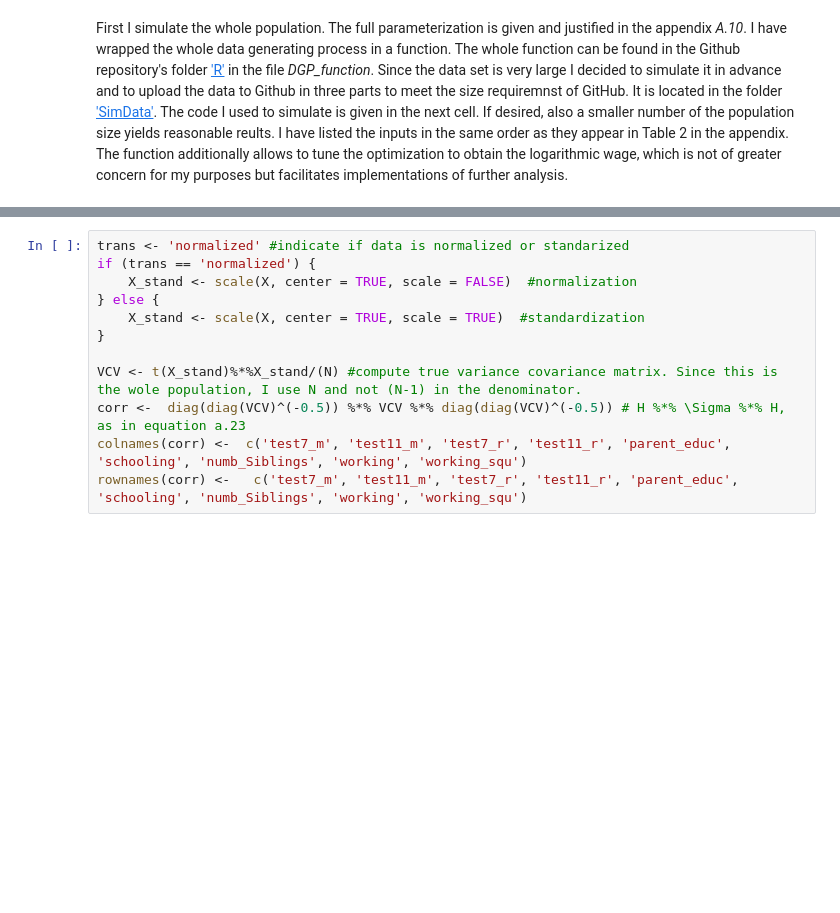
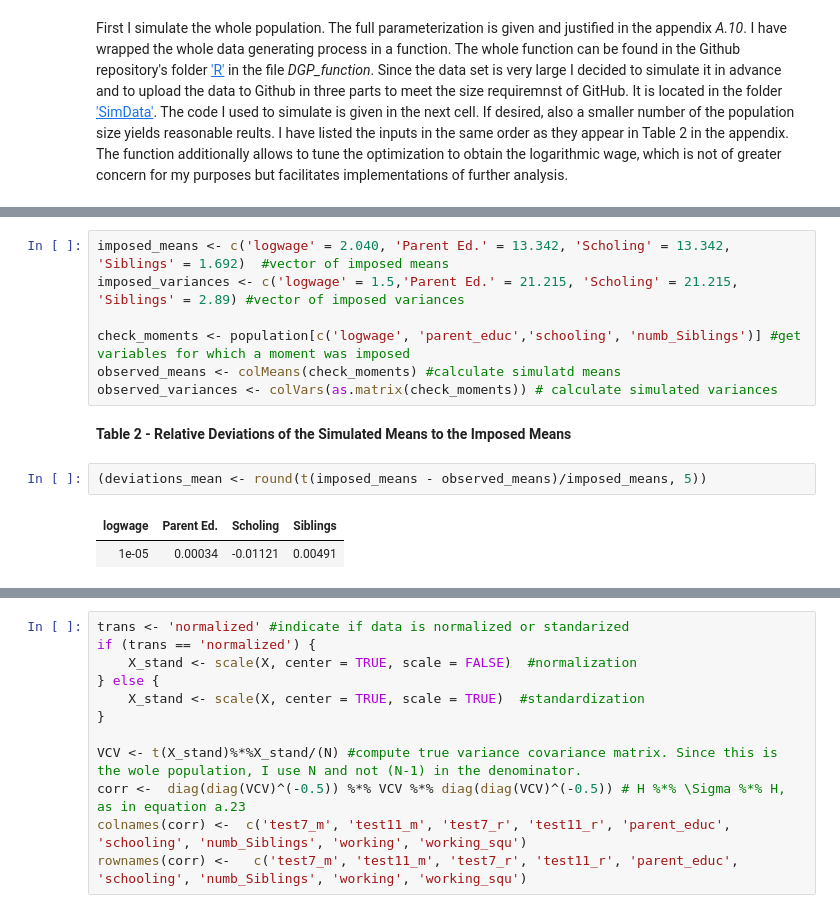
Before and after one commit to manuhuth/PCR-Parameter-Variance-Analysis, a Jupyter notebook: Notebooks/6Simulation.ipynb, the cells around one changed output, grey strips where cells are left out. Cells and saved outputs as stored; diff of their text form; blank space fills up the shorter version.

```diff
--- a/Notebooks/6Simulation.ipynb
+++ b/Notebooks/6Simulation.ipynb
@@ -47,0 +71,14 @@ colnames(X) <- c('test7_m', 'test11_m', 'test7_r', 'test11_r', 'parent_educ', 's
+# %%
+imposed_means <- c('logwage' = 2.040, 'Parent Ed.' = 13.342, 'Scholing' = 13.342, 'Siblings' = 1.692)  #vector of imposed means
+imposed_variances <- c('logwage' = 1.5,'Parent Ed.' = 21.215, 'Scholing' = 21.215, 'Siblings' = 2.89) #vector of imposed variances
+
+check_moments <- population[c('logwage', 'parent_educ','schooling', 'numb_Siblings')] #get variables for which a moment was imposed
+observed_means <- colMeans(check_moments) #calculate simulatd means
+observed_variances <- colVars(as.matrix(check_moments)) # calculate simulated variances
+# %% [markdown]
+**Table 2 - Relative Deviations of the Simulated Means to the Imposed Means**
+# %%
+(deviations_mean <- round(t(imposed_means - observed_means)/imposed_means, 5))
+# %% [output]
+| logwage | Parent Ed. | Scholing | Siblings |
+| 1e-05 | 0.00034 | -0.01121 | 0.00491 |
```
Also changed, not shown: parts of 19 cells of this notebook, 3 other files.
